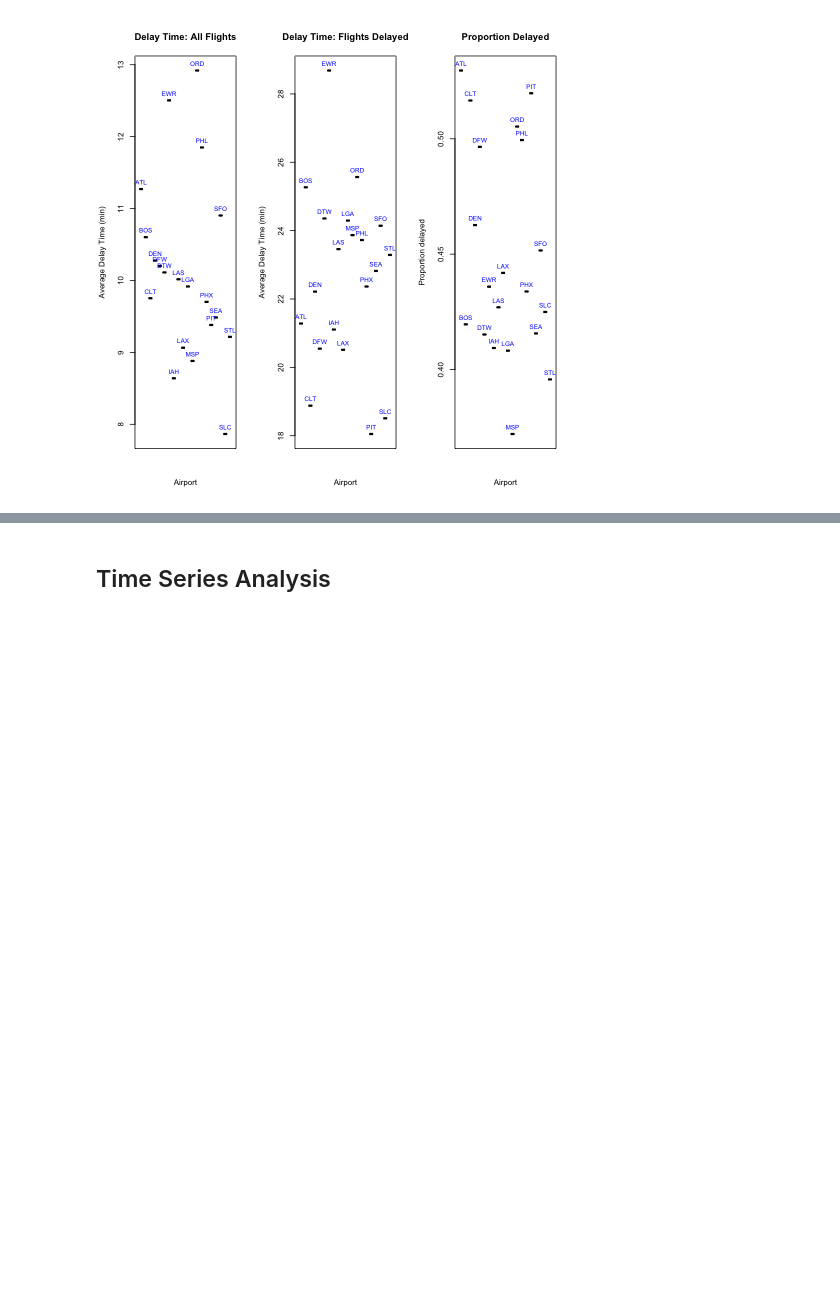
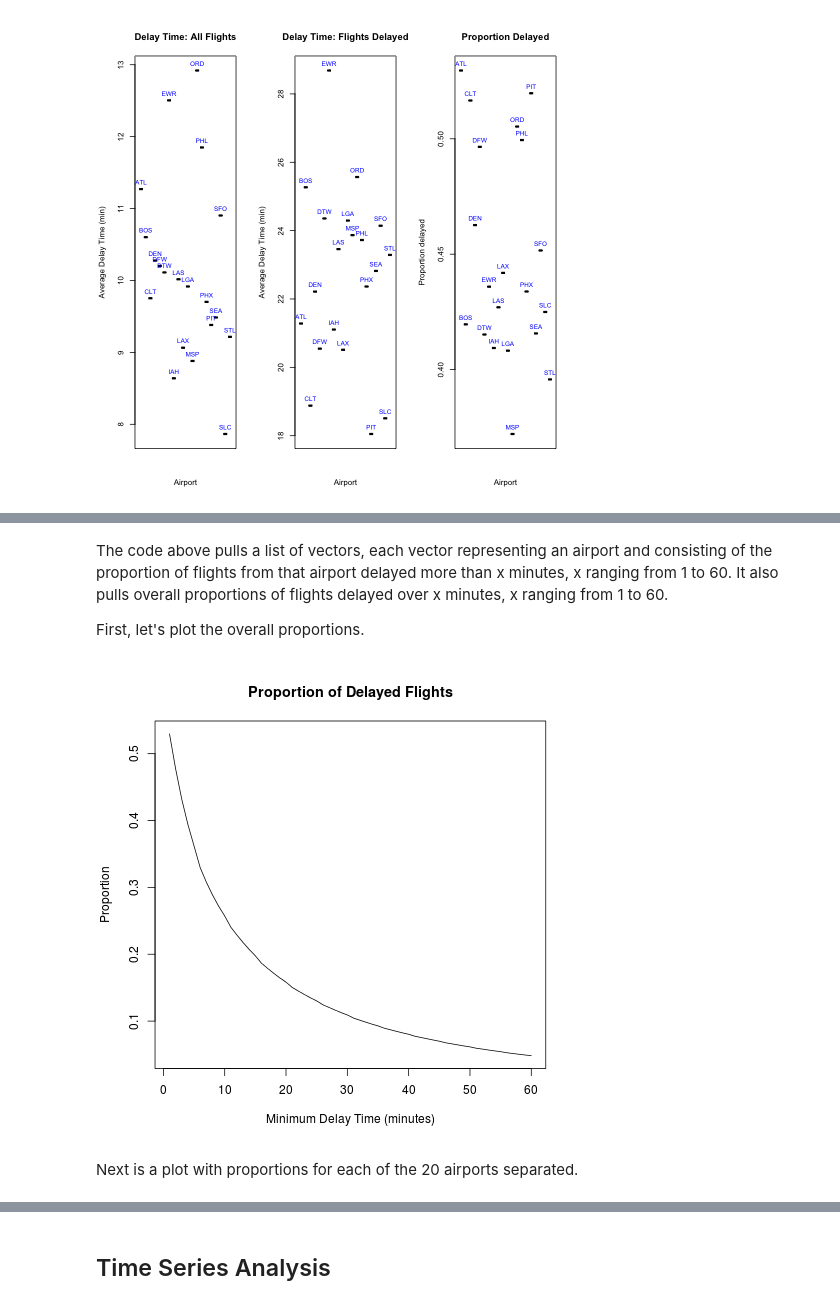
Before and after one commit to steven-hu/data-analysis-template, a Jupyter notebook: notebooks/NB3_data_analysis.ipynb, the cells around one changed output, grey strips where cells are left out. Drawn from its saved outputs; the diff is of its cells as text; code cells hidden in the pictures; blank space fills up the shorter version.

```diff
--- a/notebooks/NB3_data_analysis.ipynb
+++ b/notebooks/NB3_data_analysis.ipynb
@@ -190,0 +230,4 @@ text(table$carriers,table$prop,unique(data$origin),cex=0.8, pos=3,col="blue")
+# %% [markdown]
+The code above pulls a list of vectors, each vector representing an airport and consisting of the proportion of flights from that airport delayed more than x minutes, x ranging from 1 to 60. It also pulls overall proportions of flights delayed over x minutes, x ranging from 1 to 60.
+
+First, let's plot the overall proportions.
@@ -190,0 +237,7 @@ text(table$carriers,table$prop,unique(data$origin),cex=0.8, pos=3,col="blue")
+# %%
+from IPython.display import Image
+Image("../visualizations/proportion-delayed-over-x.png")
+# %% [output]
+[figure, added]
+# %% [markdown]
+Next is a plot with proportions for each of the 20 airports separated.
```
Also changed, not shown: parts of 15 cells of this notebook.
